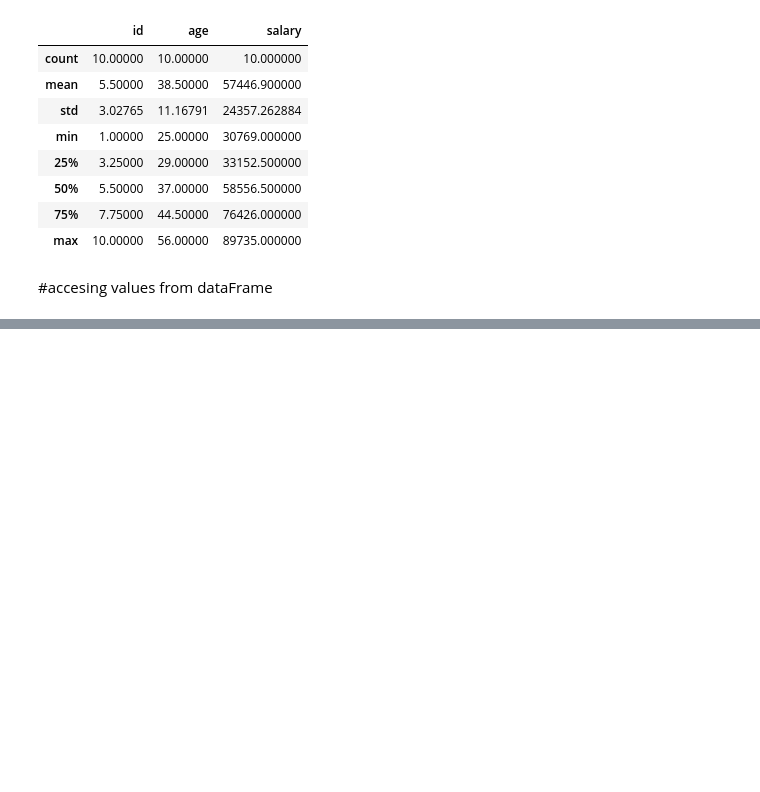
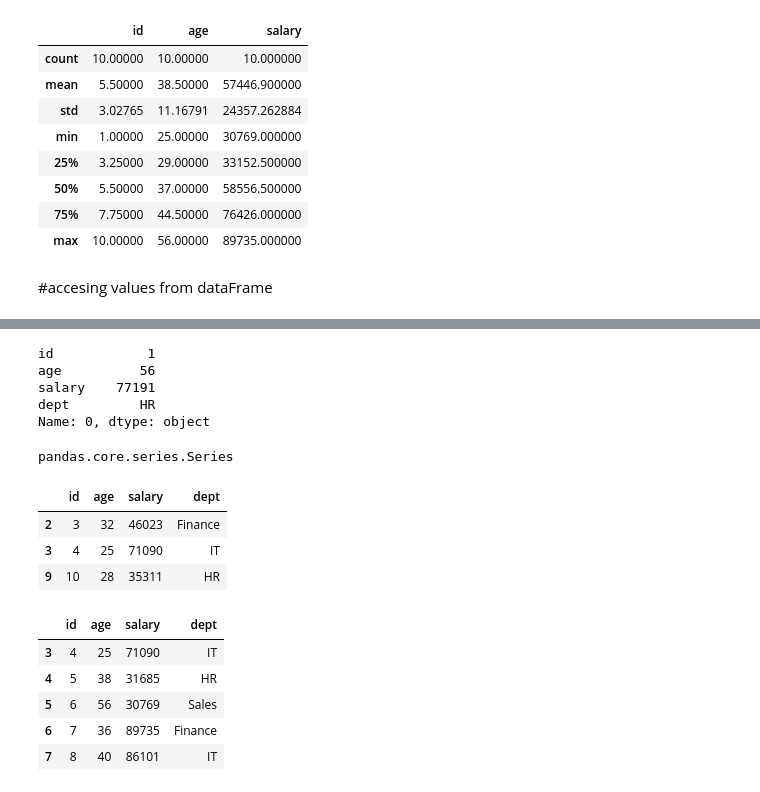
Before and after one commit to arman-hossain45/Phitrom_AI-ML, a Jupyter notebook: Phitron_For_ML_Pandas.ipynb, the cells around one changed output, grey strips where cells are left out. Saved outputs shown, nothing was run; the diff lists cells and outputs as text; code cells hidden in the pictures; blank space fills up the shorter version.

```diff
--- a/Phitron_For_ML_Pandas.ipynb
+++ b/Phitron_For_ML_Pandas.ipynb
@@ -228,0 +270,32 @@ df.describe()#show all staticall information of this csv file shudu float data g
+# %%
+df.loc[0]#0 no index show all values of 0 no index
+# %% [output]
+id            1
+age          56
+salary    77191
+dept         HR
+Name: 0, dtype: object
+# %%
+type(df.loc[0])
+# %% [output]
+pandas.core.series.Series
+# %%
+#multiple row in normal list
+df.loc[[2,3,9]]#2,3,9 no row will show
+#joto pojonto limit dibo toto pojontoi dekhabe value row wise
+# %% [output]
+|  | id | age | salary | dept |
+| 2 | 3 | 32 | 46023 | Finance |
+| 3 | 4 | 25 | 71090 | IT |
+| 9 | 10 | 28 | 35311 | HR |
+# %%
+#multiple row (range())
+
+df.loc[3:7]
+# %% [output]
+|  | id | age | salary | dept |
+| 3 | 4 | 25 | 71090 | IT |
+| 4 | 5 | 38 | 31685 | HR |
+| 5 | 6 | 56 | 30769 | Sales |
+| 6 | 7 | 36 | 89735 | Finance |
+| 7 | 8 | 40 | 86101 | IT |
```
Also changed, not shown: parts of 14 cells of this notebook, 1 other file.
